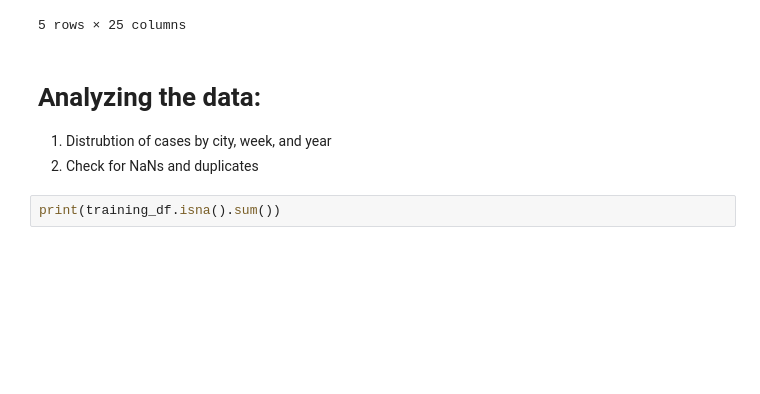
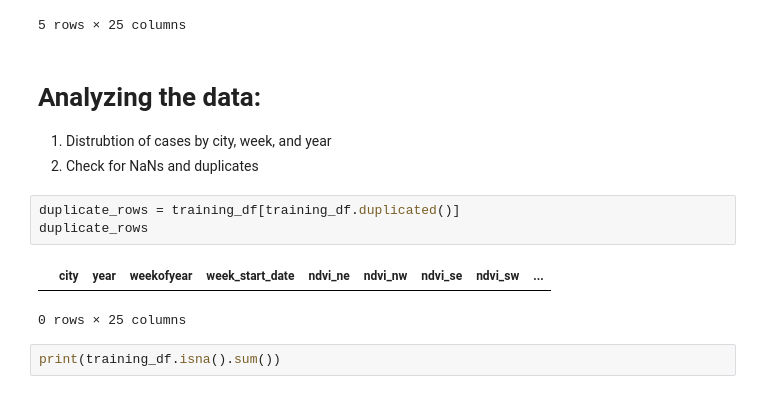
Before and after one commit to statenbred/Dengue_Fever, a Jupyter notebook: EDA.ipynb, the cells around one changed output. Cells and saved outputs as stored; diff of their text form; blank space fills up the shorter version.

```diff
--- a/EDA.ipynb
+++ b/EDA.ipynb
@@ -159,6 +159,12 @@ training_df.head()
 # Analyzing the data:
 1. Distrubtion of cases by city, week, and year
 2. Check for NaNs and duplicates
+# %%
+duplicate_rows = training_df[training_df.duplicated()]
+duplicate_rows
+# %% [output]
+|  | city | year | weekofyear | week_start_date | ndvi_ne | ndvi_nw | ndvi_se | ndvi_sw | ... |
+0 rows × 25 columns
 # %%
 print(training_df.isna().sum())
 # %% [output]
```
Also changed, not shown: 6 other files.
